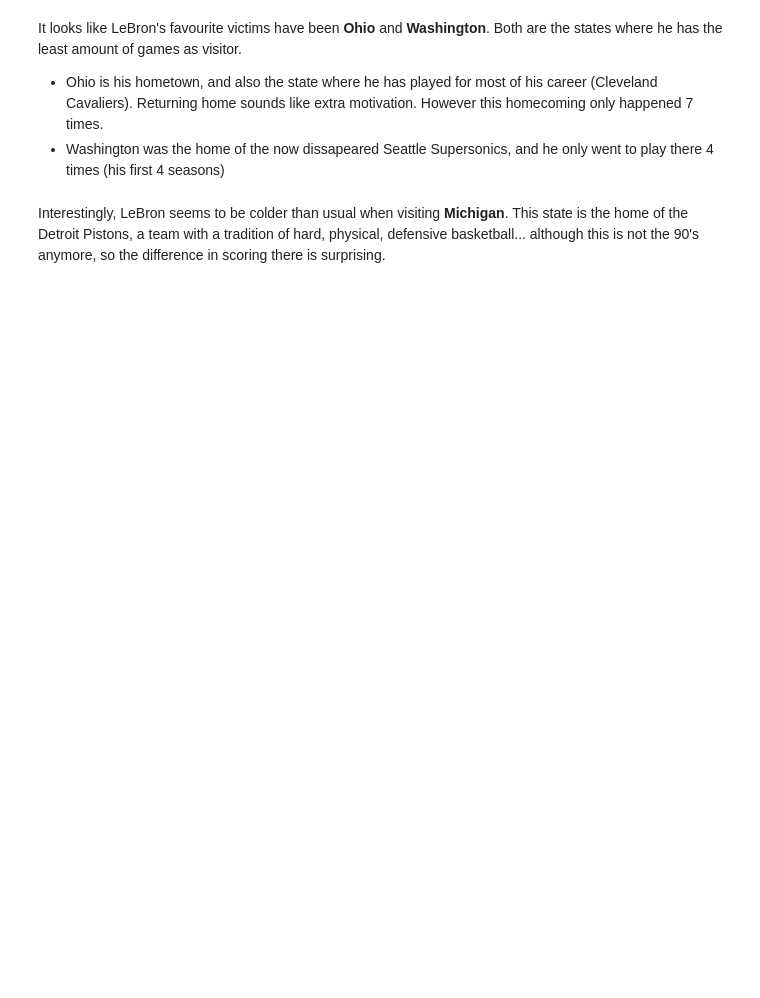
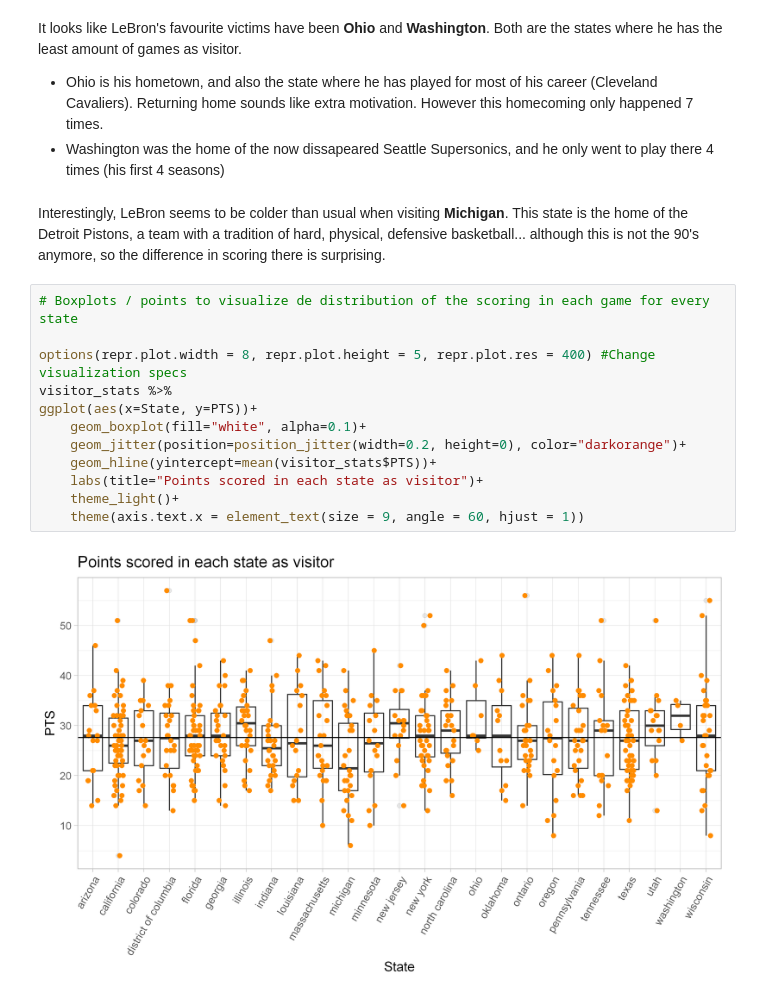
Before and after one commit to AngelArcones/random_data_visualizations, a Jupyter notebook: LeBron James PPG as visitor.ipynb, the cells around one changed output. Saved outputs shown, nothing was run; the diff lists cells and outputs as text; blank space fills up the shorter version.

```diff
--- a/LeBron James PPG as visitor.ipynb
+++ b/LeBron James PPG as visitor.ipynb
@@ -268,3 +269,17 @@ It looks like LeBron's favourite victims have been **Ohio** and **Washington**.
 - Washington was the home of the now dissapeared Seattle Supersonics, and he only went to play there 4 times (his first 4 seasons)
 # %% [markdown]
 Interestingly, LeBron seems to be colder than usual when visiting **Michigan**. This state is the home of the Detroit Pistons, a team with a tradition of hard, physical, defensive basketball... although this is not the 90's anymore, so the difference in scoring there is surprising.
+# %%
+# Boxplots / points to visualize de distribution of the scoring in each game for every state
+
+options(repr.plot.width = 8, repr.plot.height = 5, repr.plot.res = 400) #Change visualization specs
+visitor_stats %>%
+ggplot(aes(x=State, y=PTS))+
+    geom_boxplot(fill="white", alpha=0.1)+
+    geom_jitter(position=position_jitter(width=0.2, height=0), color="darkorange")+
+    geom_hline(yintercept=mean(visitor_stats$PTS))+
+    labs(title="Points scored in each state as visitor")+
+    theme_light()+
+    theme(axis.text.x = element_text(size = 9, angle = 60, hjust = 1))
+# %% [output]
+[figure, added]
```
Also changed, not shown: parts of 14 cells of this notebook.
